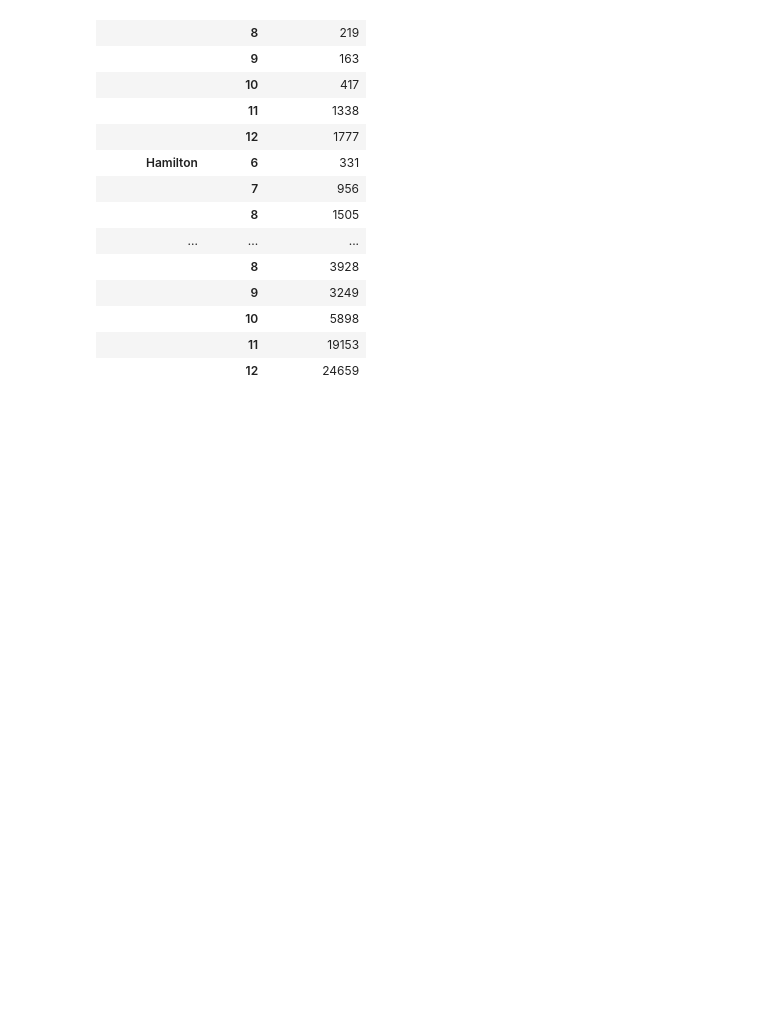
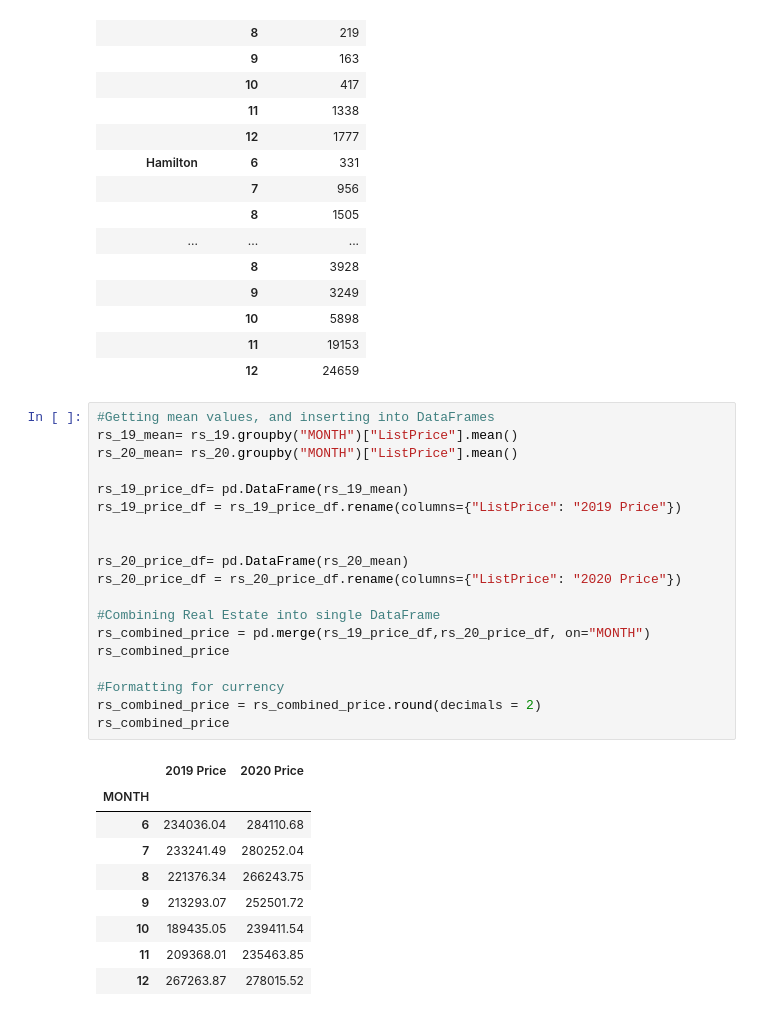
Before and after one commit to c-kleerun/COVID-Housing-Comparison, a Jupyter notebook: Covid-Housing-Analysis.ipynb, the cells around one changed output. Saved outputs shown, nothing was run; the diff lists cells and outputs as text; blank space fills up the shorter version.

```diff
--- a/Covid-Housing-Analysis.ipynb
+++ b/Covid-Housing-Analysis.ipynb
@@ -113,3 +113,32 @@ covid_month_df
 |  | 10 | 5898 |
 |  | 11 | 19153 |
 |  | 12 | 24659 |
+# %%
+#Getting mean values, and inserting into DataFrames
+rs_19_mean= rs_19.groupby("MONTH")["ListPrice"].mean()
+rs_20_mean= rs_20.groupby("MONTH")["ListPrice"].mean()
+
+rs_19_price_df= pd.DataFrame(rs_19_mean)
+rs_19_price_df = rs_19_price_df.rename(columns={"ListPrice": "2019 Price"})
+
+
+rs_20_price_df= pd.DataFrame(rs_20_mean)
+rs_20_price_df = rs_20_price_df.rename(columns={"ListPrice": "2020 Price"})
+
+#Combining Real Estate into single DataFrame
+rs_combined_price = pd.merge(rs_19_price_df,rs_20_price_df, on="MONTH")
+rs_combined_price
+
+#Formatting for currency
+rs_combined_price = rs_combined_price.round(decimals = 2)
+rs_combined_price
+# %% [output]
+|  | 2019 Price | 2020 Price |
+| MONTH |  |  |
+| 6 | 234036.04 | 284110.68 |
+| 7 | 233241.49 | 280252.04 |
+| 8 | 221376.34 | 266243.75 |
+| 9 | 213293.07 | 252501.72 |
+| 10 | 189435.05 | 239411.54 |
+| 11 | 209368.01 | 235463.85 |
+| 12 | 267263.87 | 278015.52 |
```
Also changed, not shown: parts of 2 cells of this notebook.
